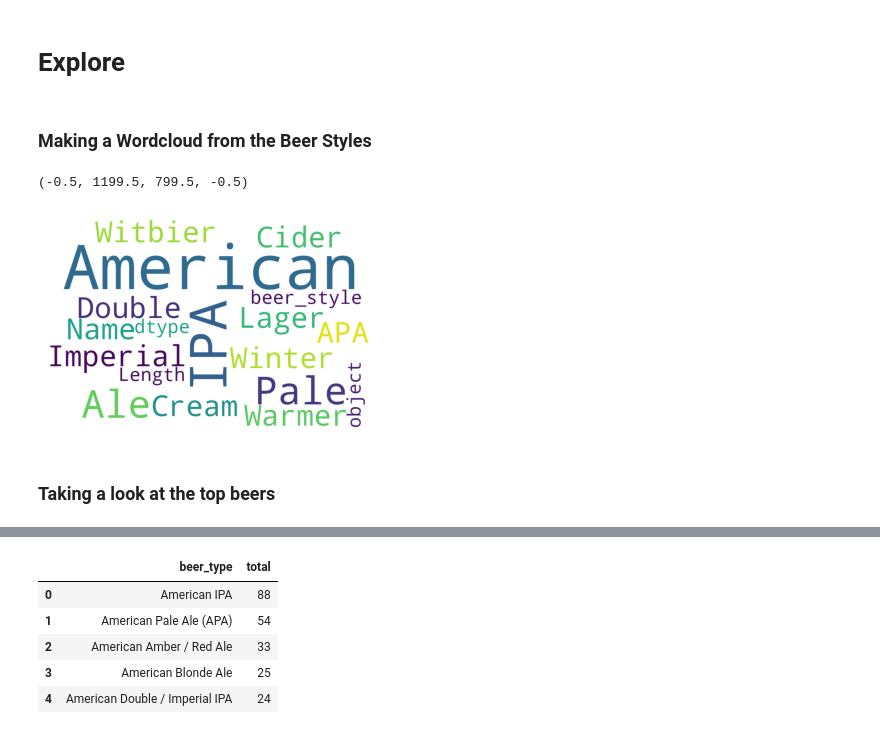
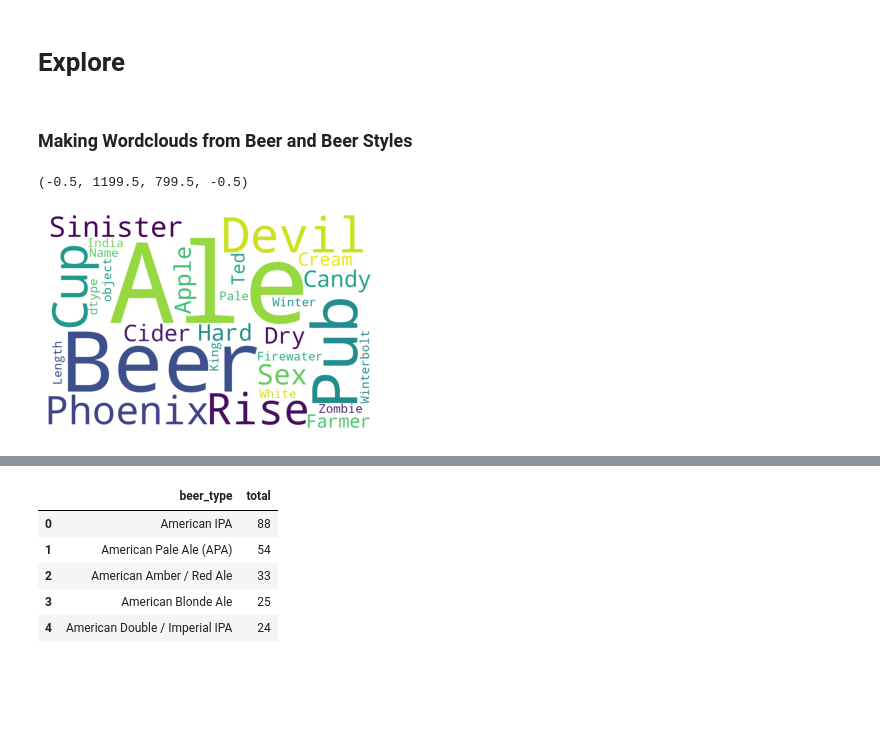
Before and after one commit to jamesallen0351/craft_beer, a Jupyter notebook: beer_final.ipynb, the cells around one changed output, grey strips where cells are left out. Saved outputs shown, nothing was run; the diff lists cells and outputs as text; code cells hidden in the pictures; blank space fills up the shorter version.

Commit message:
run notebook with updated beer function

```diff
--- a/beer_final.ipynb
+++ b/beer_final.ipynb
@@ -58,17 +58,15 @@ df.describe()
 # %% [markdown]
 # Explore
-# %% [markdown]
-### Making a Wordcloud from the Beer Styles
+# %% [markdown]
+### Making Wordclouds from Beer and Beer Styles
 # %%
 from wordcloud import WordCloud
 
-beers = df.beer_style
+beers = df.beer
 
 img = WordCloud(background_color='white', width=1200, height=800).generate(str(beers))
 plt.imshow(img)
 plt.axis('off')
 # %% [output]
 (-0.5, 1199.5, 799.5, -0.5)
-[figure, old version]
+[figure, new version]
-# %% [markdown]
-### Taking a look at the top beers
```
Also changed, not shown: parts of 28 cells of this notebook, 1 other file.
